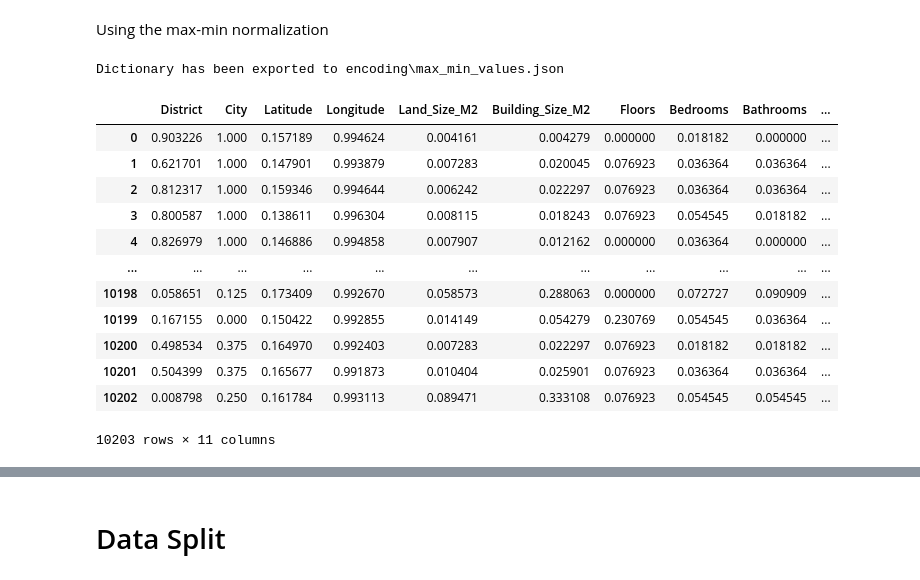
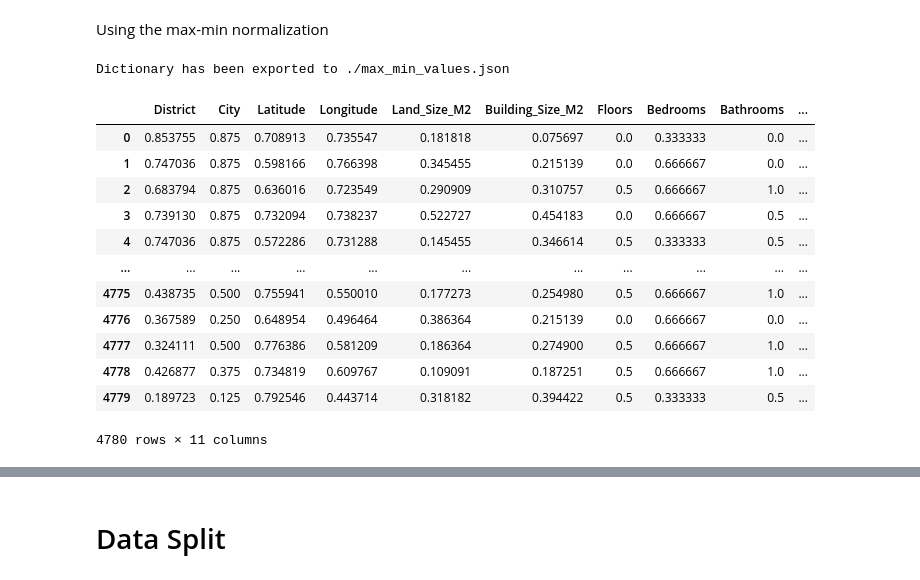
Before and after one commit to HouseSpot/machine-learning, a Jupyter notebook: ML_Model/ML_Generator.ipynb, the cells around one changed output, grey strips where cells are left out. Saved outputs shown, nothing was run; the diff lists cells and outputs as text; code cells hidden in the pictures.

```diff
--- a/ML_Model/ML_Generator.ipynb
+++ b/ML_Model/ML_Generator.ipynb
@@ -82,7 +112,7 @@ memory usage: 876.9+ KB
 Ini encoding berdasarkan median harga dari district tersebut
 # %%
 # Step 1: Calculate the median of "price_in_rp" for each district
-district_medians = df.groupby('District')['Price'].median()
+district_medians = df_cleaned.groupby('District')['Price'].median()
 
 # Step 2: Sort the categories by their median "price_in_rp" in descending order
 sorted_categories_district = district_medians.sort_values(ascending=False).index
@@ -94,7 +124,7 @@ encoding_district_dict = {district: idx for idx, district in enumerate(sorted_ca
 print("Encoding Dictionary:", encoding_district_dict)
 
 # Create a folder named "encoding" if it doesn't exist
-encoding_folder = 'encoding'
+encoding_folder = '.'
 if not os.path.exists(encoding_folder):
     os.makedirs(encoding_folder)
 
@@ -106,7 +136,7 @@ with open(json_file_path, 'w') as json_file:
 print(f"Dictionary has been exported to {json_file_path}")
 
 # Step 4: Encode the "district" column using the encoding dictionary
-df['District'] = df['District'].map(encoding_district_dict)
+df_cleaned['District'] = df_cleaned['District'].map(encoding_district_dict)
 
-df
+df_cleaned
 # %% [output]
@@ -131,7 +161,7 @@ Dictionary has been exported to encoding\encoding_district_dict.json
 Ini encoding berdasarkan median harga dari city tersebut
 # %%
 # Step 1: Calculate the median of "price_in_rp" for each city
-city_medians = df.groupby('City')['Price'].median()
+city_medians = df_cleaned.groupby('City')['Price'].median()
 
 # Step 2: Sort the categories by their median "price_in_rp" in descending order
 sorted_categories_city = city_medians.sort_values(ascending=False).index
@@ -150,7 +180,7 @@ with open(json_file_path, 'w') as json_file:
 print(f"Dictionary has been exported to {json_file_path}")
 
 # Step 4: Encode the "city" column using the encoding dictionary
-df['City'] = df['City'].map(encoding_city_dict)
+df_cleaned['City'] = df_cleaned['City'].map(encoding_city_dict)
 
-df
+df_cleaned
 # %% [output]
@@ -175,12 +205,12 @@ Dictionary has been exported to encoding\encoding_city_dict.json
 Using the max-min normalization
 # %%
 # Compute maximum and minimum values for each column
-max_values = df.max()
-min_values = df.min()
+max_values = df_cleaned.max()
+min_values = df_cleaned.min()
 
 # Construct dictionary with maximum and minimum values for each column
 result_dict = {}
-for column in df.columns:
+for column in df_cleaned.columns:
   if(column == "Price"):
     continue
   result_dict[f"{column}_max"] = max_values[column]
@@ -195,33 +225,38 @@ with open(json_file_path, 'w') as json_file:
 
 print(f"Dictionary has been exported to {json_file_path}")
 # %% [output]
-Dictionary has been exported to encoding\max_min_values.json
+Dictionary has been exported to ./max_min_values.json
 # %%
 # Function to normalize a column using min-max scaling
 def min_max_normalize(column):
     min_val = column.min()
     max_val = column.max()
-    normalized_column = (column - min_val) / (max_val - min_val)
+    normalized_column = 0
+    if (max_val - min_val) == 0:
+      normalized_column = 0
+    else:
+      normalized_column = (column - min_val) / (max_val - min_val)
+
     return normalized_column
 
 # Apply normalization to all columns except "price_in_rp"
-normalized_columns = df.drop(columns=['Price']).apply(min_max_normalize)
+normalized_columns = df_cleaned.drop(columns=['Price']).apply(min_max_normalize)
 
 # Add the "price_in_rp" column back to the normalized DataFrame
-df = pd.concat([normalized_columns, df['Price']], axis=1)
+df_cleaned = pd.concat([normalized_columns, df_cleaned['Price']], axis=1)
 
-df
+df_cleaned
 # %% [output]
 |  | District | City | Latitude | Longitude | Land_Size_M2 | Building_Size_M2 | Floors | Bedrooms | Bathrooms | ... |
-| 0 | 0.903226 | 1.000 | 0.157189 | 0.994624 | 0.004161 | 0.004279 | 0.000000 | 0.018182 | 0.000000 | ... |
-| 1 | 0.621701 | 1.000 | 0.147901 | 0.993879 | 0.007283 | 0.020045 | 0.076923 | 0.036364 | 0.036364 | ... |
-| 2 | 0.812317 | 1.000 | 0.159346 | 0.994644 | 0.006242 | 0.022297 | 0.076923 | 0.036364 | 0.036364 | ... |
-| 3 | 0.800587 | 1.000 | 0.138611 | 0.996304 | 0.008115 | 0.018243 | 0.076923 | 0.054545 | 0.018182 | ... |
-| 4 | 0.826979 | 1.000 | 0.146886 | 0.994858 | 0.007907 | 0.012162 | 0.000000 | 0.036364 | 0.000000 | ... |
+| 0 | 0.853755 | 0.875 | 0.708913 | 0.735547 | 0.181818 | 0.075697 | 0.0 | 0.333333 | 0.0 | ... |
+| 1 | 0.747036 | 0.875 | 0.598166 | 0.766398 | 0.345455 | 0.215139 | 0.0 | 0.666667 | 0.0 | ... |
+| 2 | 0.683794 | 0.875 | 0.636016 | 0.723549 | 0.290909 | 0.310757 | 0.5 | 0.666667 | 1.0 | ... |
+| 3 | 0.739130 | 0.875 | 0.732094 | 0.738237 | 0.522727 | 0.454183 | 0.0 | 0.666667 | 0.5 | ... |
+| 4 | 0.747036 | 0.875 | 0.572286 | 0.731288 | 0.145455 | 0.346614 | 0.5 | 0.333333 | 0.5 | ... |
 | ... | ... | ... | ... | ... | ... | ... | ... | ... | ... | ... |
-| 10198 | 0.058651 | 0.125 | 0.173409 | 0.992670 | 0.058573 | 0.288063 | 0.000000 | 0.072727 | 0.090909 | ... |
-| 10199 | 0.167155 | 0.000 | 0.150422 | 0.992855 | 0.014149 | 0.054279 | 0.230769 | 0.054545 | 0.036364 | ... |
-| 10200 | 0.498534 | 0.375 | 0.164970 | 0.992403 | 0.007283 | 0.022297 | 0.076923 | 0.018182 | 0.018182 | ... |
-| 10201 | 0.504399 | 0.375 | 0.165677 | 0.991873 | 0.010404 | 0.025901 | 0.076923 | 0.036364 | 0.036364 | ... |
-| 10202 | 0.008798 | 0.250 | 0.161784 | 0.993113 | 0.089471 | 0.333108 | 0.076923 | 0.054545 | 0.054545 | ... |
+| 4775 | 0.438735 | 0.500 | 0.755941 | 0.550010 | 0.177273 | 0.254980 | 0.5 | 0.666667 | 1.0 | ... |
+| 4776 | 0.367589 | 0.250 | 0.648954 | 0.496464 | 0.386364 | 0.215139 | 0.0 | 0.666667 | 0.0 | ... |
+| 4777 | 0.324111 | 0.500 | 0.776386 | 0.581209 | 0.186364 | 0.274900 | 0.5 | 0.666667 | 1.0 | ... |
+| 4778 | 0.426877 | 0.375 | 0.734819 | 0.609767 | 0.109091 | 0.187251 | 0.5 | 0.666667 | 1.0 | ... |
+| 4779 | 0.189723 | 0.125 | 0.792546 | 0.443714 | 0.318182 | 0.394422 | 0.5 | 0.333333 | 0.5 | ... |
-10203 rows × 11 columns
+4780 rows × 11 columns
```
Also changed, not shown: parts of 19 cells of this notebook, 1 other file.
